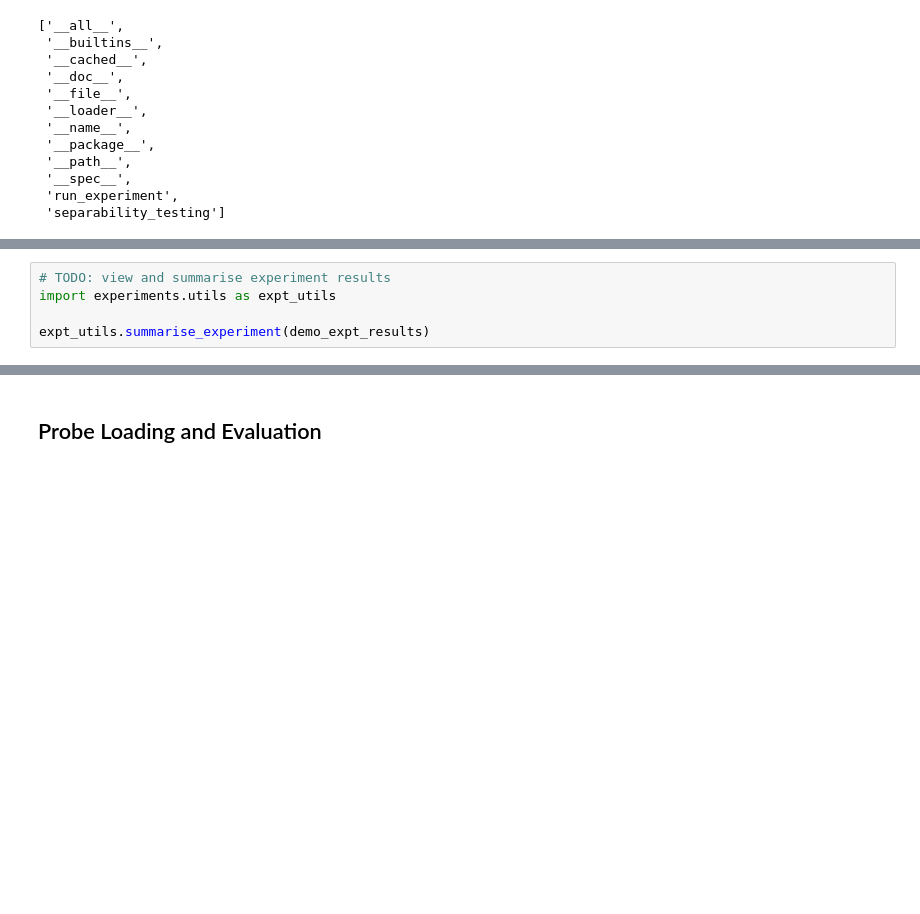
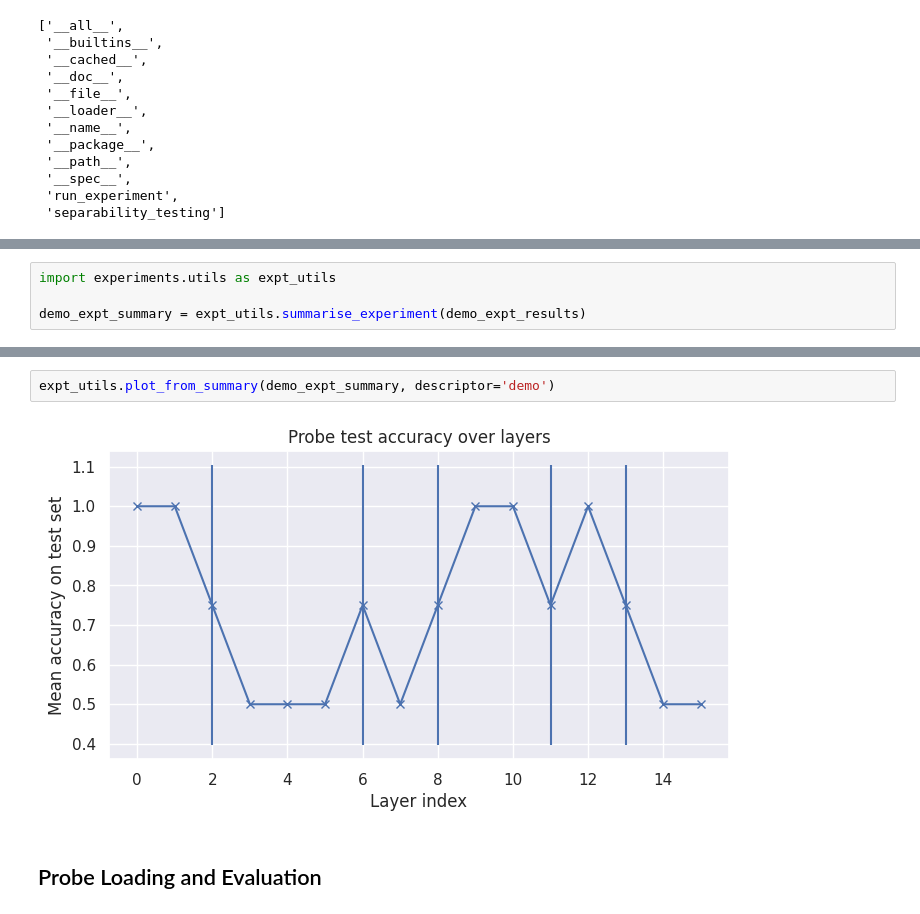
Before and after one commit to ayoakin/MIVLDE, a Jupyter notebook: subteams/LLMProbing/ProbingDemo.ipynb, the cells around one changed output, grey strips where cells are left out. Cells and saved outputs as stored; diff of their text form; blank space fills up the shorter version.

Commit message:
update demo notebook

```diff
--- a/subteams/LLMProbing/ProbingDemo.ipynb
+++ b/subteams/LLMProbing/ProbingDemo.ipynb
@@ -313,5 +352,4 @@ demo_expt_results
 # %%
-# TODO: view and summarise experiment results
 import experiments.utils as expt_utils
 
-expt_utils.summarise_experiment(demo_expt_results)
+demo_expt_summary = expt_utils.summarise_experiment(demo_expt_results)
@@ -332,3 +376,7 @@ expt_utils.summarise_experiment(demo_expt_results)
+# %%
+expt_utils.plot_from_summary(demo_expt_summary, descriptor='demo')
+# %% [output]
+[figure, added]
 # %% [markdown]
 ## Probe Loading and Evaluation
 # %%
```
Also changed, not shown: parts of 14 cells of this notebook.
